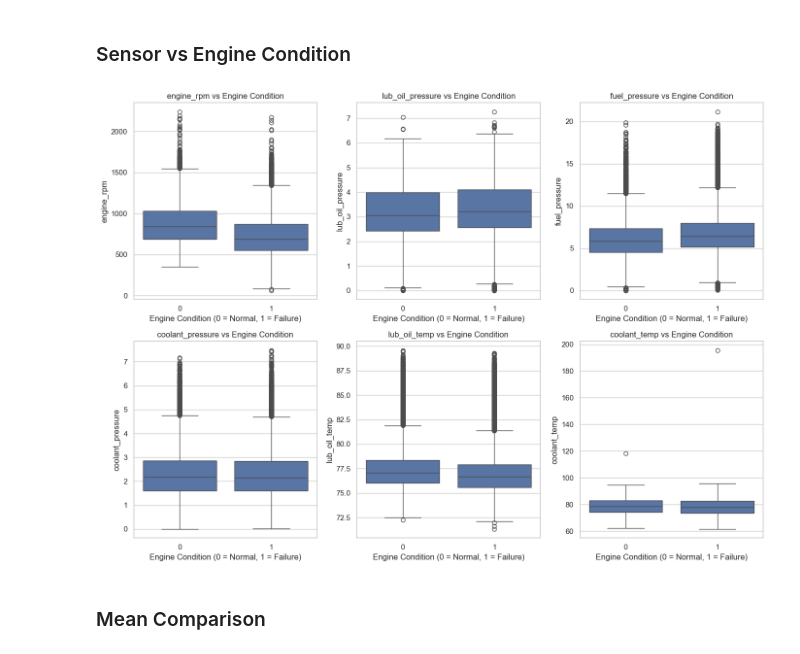
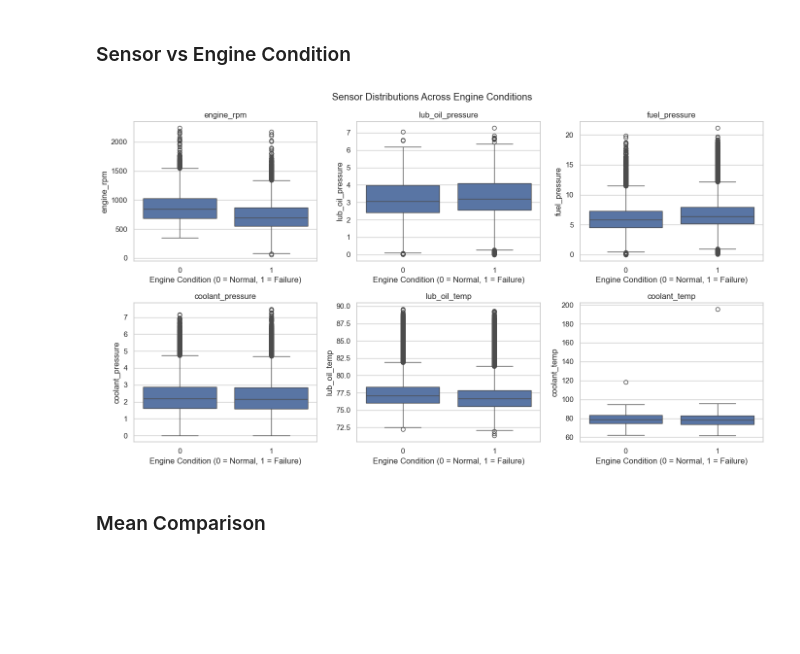
Before and after one commit to siddmkrj/predictive_maintenance, a Jupyter notebook: notebooks/predictive_maintenance.ipynb, the cells around one changed output. Drawn from its saved outputs; the diff is of its cells as text; code cells hidden in the pictures; blank space fills up the shorter version.

```diff
--- a/notebooks/predictive_maintenance.ipynb
+++ b/notebooks/predictive_maintenance.ipynb
@@ -500,30 +556,39 @@ Bivariate analysis examines the relationship between individual sensor variables
 The objective is to identify sensors whose behavior differs significantly between normal and failure conditions, which can indicate early warning signals of engine degradation.
 # %% [markdown]
 ###  Sensor vs Engine Condition
-# %%
-import matplotlib.pyplot as plt
-import seaborn as sns
-
-sensor_cols = [
-    'engine_rpm',
-    'lub_oil_pressure',
-    'fuel_pressure',
-    'coolant_pressure',
-    'lub_oil_temp',
-    'coolant_temp'
-]
-
-plt.figure(figsize=(14, 10))
-for i, col in enumerate(sensor_cols, 1):
-    plt.subplot(2, 3, i)
-    sns.boxplot(x='engine_condition', y=col, data=df)
-    plt.title(f'{col} vs Engine Condition')
-    plt.xlabel('Engine Condition (0 = Normal, 1 = Failure)')
-    plt.ylabel(col)
-plt.tight_layout()
-plt.show()
-# %% [output]
-[figure, removed]
+# %%
+import matplotlib.pyplot as plt
+import seaborn as sns
+
+sensor_cols = [
+    'engine_rpm',
+    'lub_oil_pressure',
+    'fuel_pressure',
+    'coolant_pressure',
+    'lub_oil_temp',
+    'coolant_temp'
+]
+
+fig, axes = plt.subplots(2, 3, figsize=(14, 8))
+axes = axes.flatten()
+
+for i, col in enumerate(sensor_cols):
+    sns.boxplot(
+        x='engine_condition',
+        y=col,
+        data=df,
+        ax=axes[i]
+    )
+    axes[i].set_title(col)
+    axes[i].set_xlabel("Engine Condition (0 = Normal, 1 = Failure)")
+    axes[i].set_ylabel(col)
+
+plt.suptitle("Sensor Distributions Across Engine Conditions")
+plt.tight_layout()
+plt.savefig("../reports/figures/bivariate_sensor_vs_target.png", dpi=300)
+plt.show()
+# %% [output]
+[figure, added]
 # %% [markdown]
 ### Mean Comparison
 # %%
```
Also changed, not shown: parts of 5 cells of this notebook, 6 other files.
